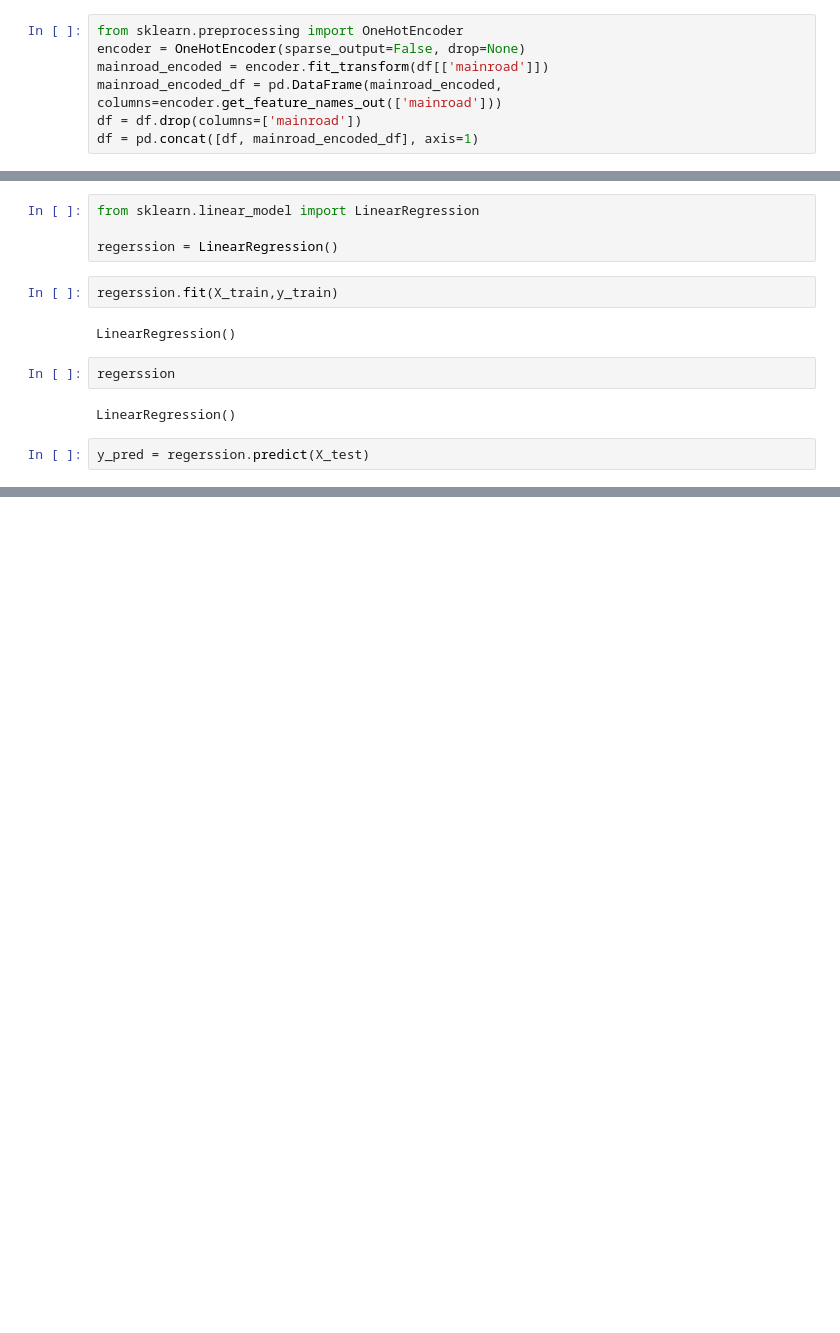
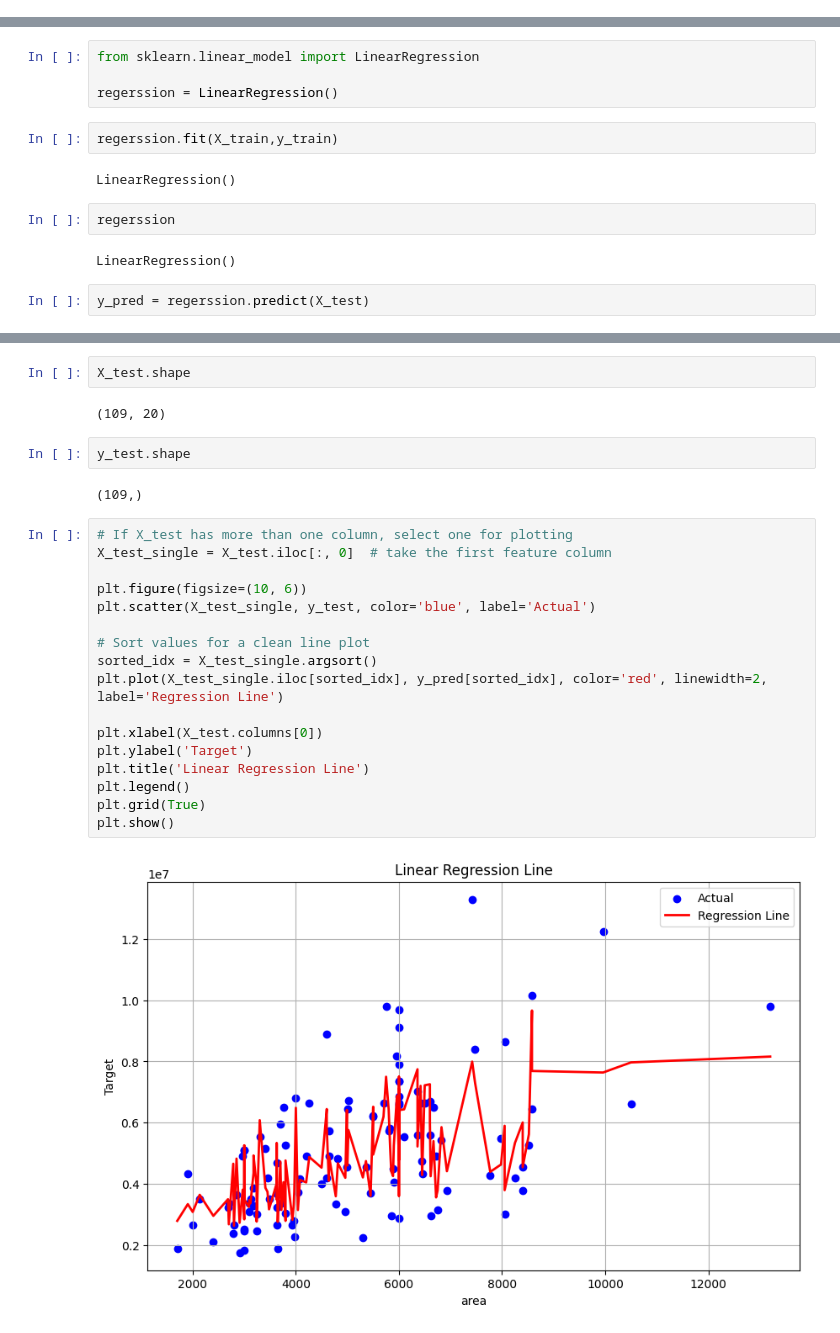
Before and after one commit to abhay-singh1100/Elevate-Labs, a Jupyter notebook: task3/houseprice.ipynb, the cells around one changed output, grey strips where cells are left out. Saved outputs shown, nothing was run; the diff lists cells and outputs as text; blank space fills up the shorter version.

```diff
--- a/task3/houseprice.ipynb
+++ b/task3/houseprice.ipynb
@@ -33,10 +33,3 @@ df.head()
-# %%
-from sklearn.preprocessing import OneHotEncoder
-encoder = OneHotEncoder(sparse_output=False, drop=None)
-mainroad_encoded = encoder.fit_transform(df[['mainroad']])
-mainroad_encoded_df = pd.DataFrame(mainroad_encoded, columns=encoder.get_feature_names_out(['mainroad']))
-df = df.drop(columns=['mainroad'])
-df = pd.concat([df, mainroad_encoded_df], axis=1)
 # %%
 from sklearn.preprocessing import OneHotEncoder
 encoder = OneHotEncoder(sparse_output=False, drop=None)
@@ -231,0 +225,27 @@ R2 score: 0.6406210170726119
+# %%
+X_test.shape
+# %% [output]
+(109, 20)
+# %%
+y_test.shape
+# %% [output]
+(109,)
+# %%
+# If X_test has more than one column, select one for plotting
+X_test_single = X_test.iloc[:, 0]  # take the first feature column
+
+plt.figure(figsize=(10, 6))
+plt.scatter(X_test_single, y_test, color='blue', label='Actual')
+
+# Sort values for a clean line plot
+sorted_idx = X_test_single.argsort()
+plt.plot(X_test_single.iloc[sorted_idx], y_pred[sorted_idx], color='red', linewidth=2, label='Regression Line')
+
+plt.xlabel(X_test.columns[0])
+plt.ylabel('Target')
+plt.title('Linear Regression Line')
+plt.legend()
+plt.grid(True)
+plt.show()
+# %% [output]
+[figure, added]
```
Also changed, not shown: parts of 6 cells of this notebook, 3 other files.
